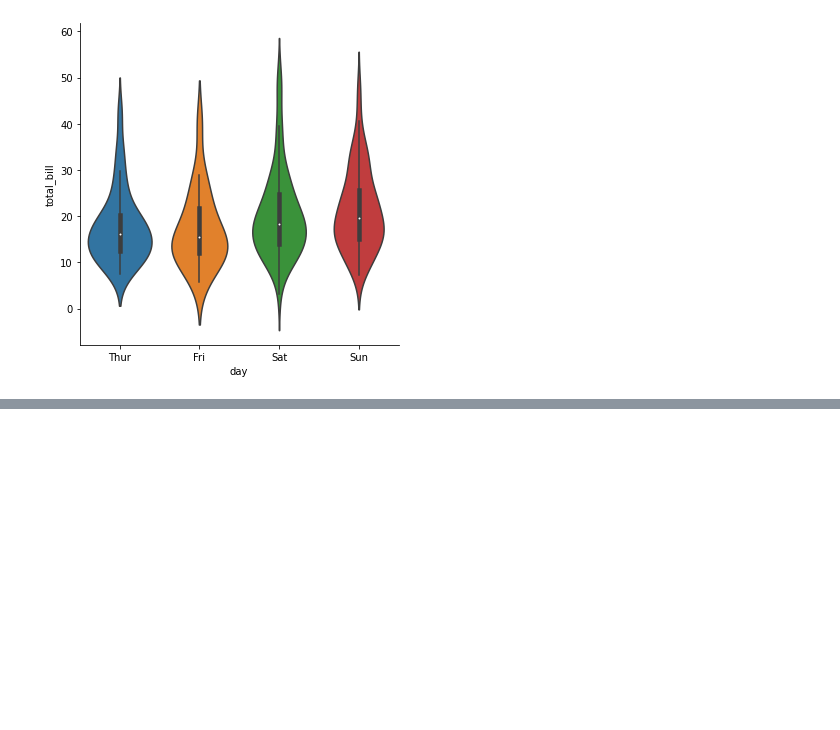
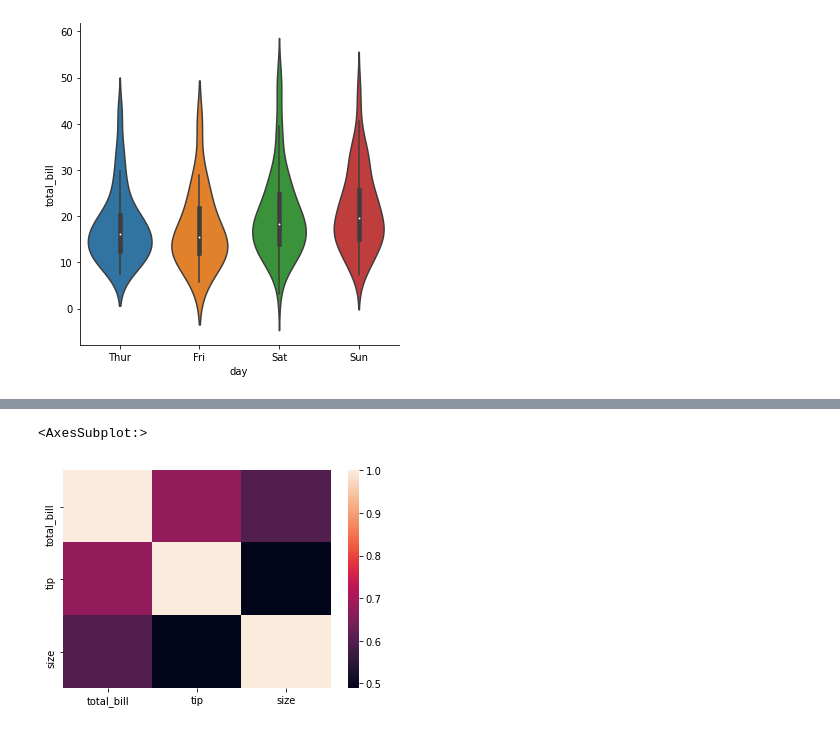
Before and after one commit to pradhan-asish/Python-Matplot_-_Visualization, a Jupyter notebook: Python-Seaborn.ipynb, the cells around one changed output, grey strips where cells are left out. Cells and saved outputs as stored; diff of their text form; code cells hidden in the pictures; blank space fills up the shorter version.

```diff
--- a/Python-Seaborn.ipynb
+++ b/Python-Seaborn.ipynb
@@ -126,0 +120,7 @@ tips.corr()
+# %%
+tc = tips.corr()
+# %%
+sns.heatmap(tc)
+# %% [output]
+<AxesSubplot:>
+[figure, added]
```
Also changed, not shown: parts of 5 cells of this notebook.
